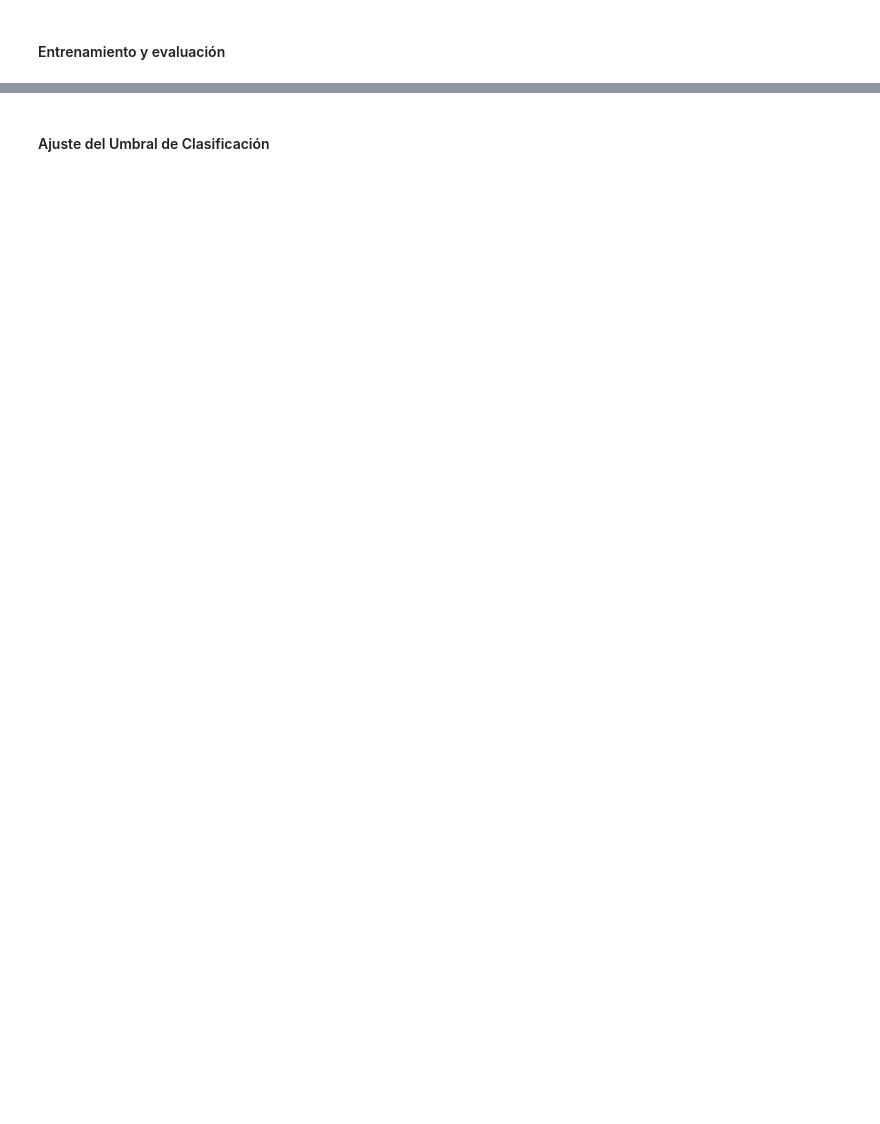
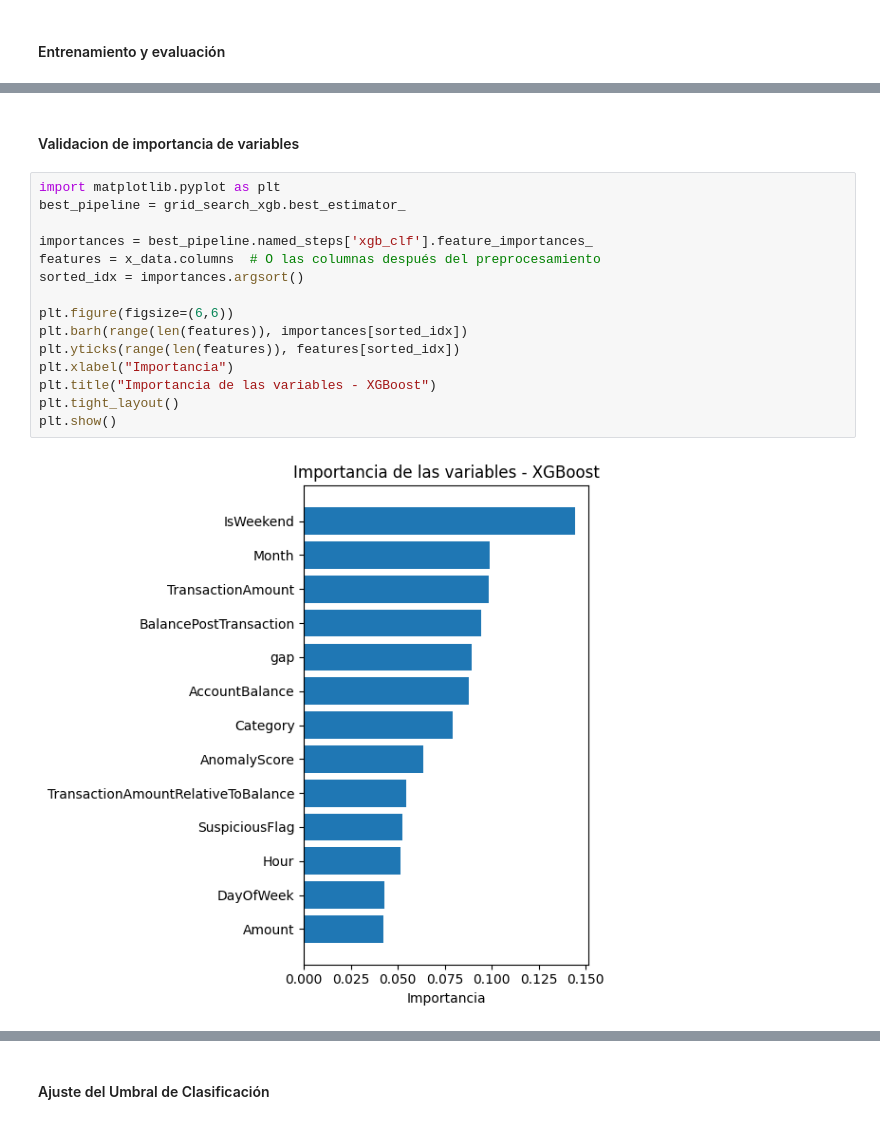
Before and after one commit to Camilabperez/Deteccion-fraude-ML, a Jupyter notebook: training/fraud-detection.ipynb, the cells around one changed output, grey strips where cells are left out. Drawn from its saved outputs; the diff is of its cells as text; blank space fills up the shorter version.

```diff
--- a/fraud-detection.ipynb
+++ b/training/fraud-detection.ipynb
@@ -733,2 +809,21 @@ Fitting 5 folds for each of 32 candidates, totalling 160 fits
 Mejores parámetros encontrados: {'xgb_clf__colsample_bytree': 1.0, 'xgb_clf__gamma': 0, 'xgb_clf__learning_rate': 0.01, 'xgb_clf__max_depth': 5, 'xgb_clf__n_estimators': 200, 'xgb_clf__reg_alpha': 0,  ...
 Mejor puntuación: 0.6228621291448515
+# %% [markdown]
+#### Validacion de importancia de variables
+# %%
+import matplotlib.pyplot as plt
+best_pipeline = grid_search_xgb.best_estimator_
+
+importances = best_pipeline.named_steps['xgb_clf'].feature_importances_
+features = x_data.columns  # O las columnas después del preprocesamiento
+sorted_idx = importances.argsort()
+
+plt.figure(figsize=(6,6))
+plt.barh(range(len(features)), importances[sorted_idx])
+plt.yticks(range(len(features)), features[sorted_idx])
+plt.xlabel("Importancia")
+plt.title("Importancia de las variables - XGBoost")
+plt.tight_layout()
+plt.show()
+# %% [output]
+[figure, added]
```
Also changed, not shown: parts of 26 cells of this notebook, 58 other files.
